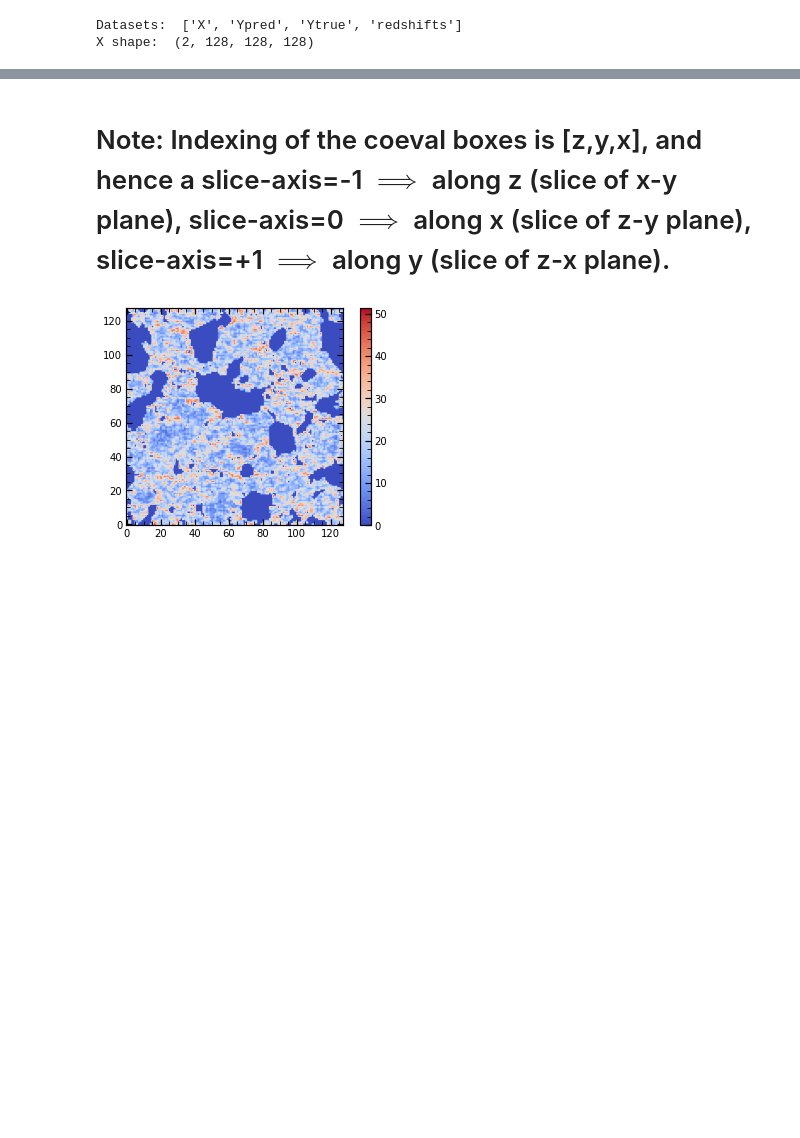
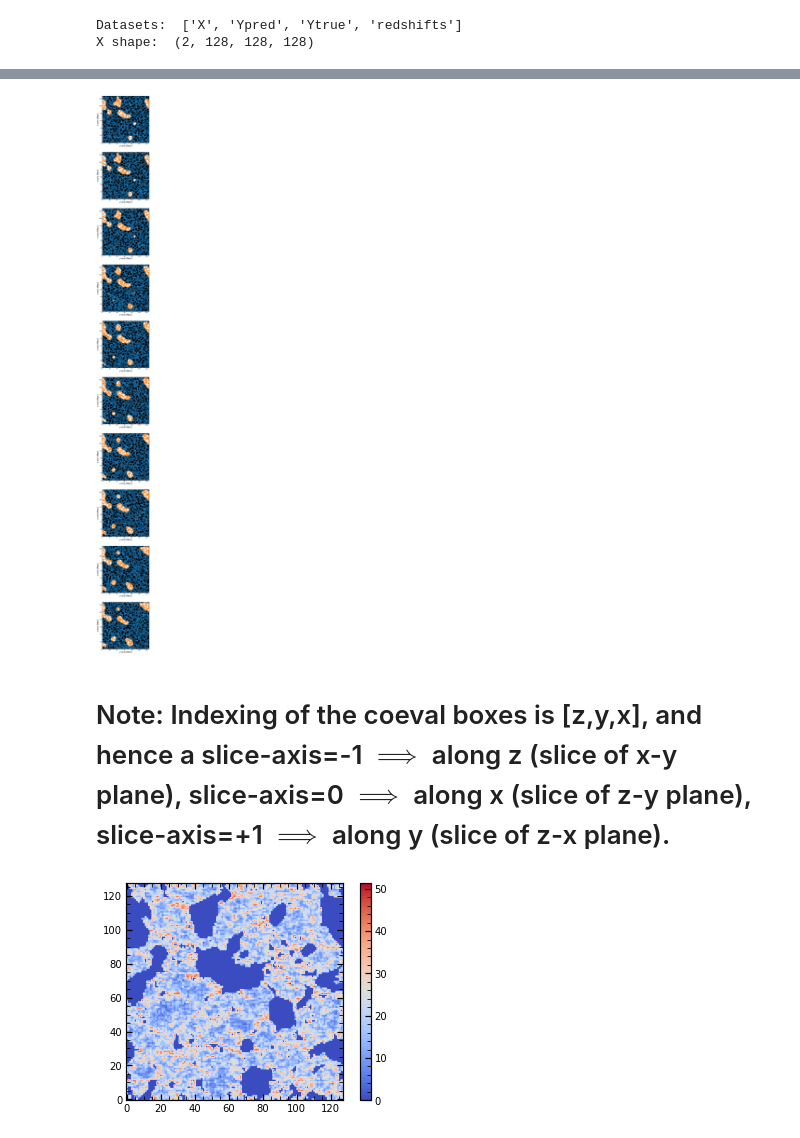
Before and after one commit to kenj19/PHYS459, a Jupyter notebook: read_coeval_boxes.ipynb, the cells around one changed output, grey strips where cells are left out. Cells and saved outputs as stored; diff of their text form; code cells hidden in the pictures; blank space fills up the shorter version.

```diff
--- a/read_coeval_boxes.ipynb
+++ b/read_coeval_boxes.ipynb
@@ -108,0 +234,9 @@ halo_coords_slice = halos.halo_coords[halos.halo_coords[:,2]==0]
+# %%
+# Now get the halo masses and coords corresponding to a slice along axis=0, slice_index = 0
+
+n_slice_halo_inds = np.argwhere(n_halo_coords_box[:,2] == 0)
+i_slice_halo_inds = np.argwhere(i_halo_coords_box[:,2] == 0)
+n_slice_halo_masses = n_halo_masses_box[n_slice_halo_inds][:,0]
+i_slice_halo_masses = i_halo_masses_box[i_slice_halo_inds][:,0]
+n_slice_halo_coords = vox_to_dist(BOX_LEN, HII_DIM, n_halo_coords_box[n_slice_halo_inds][:,0,:2])
+i_slice_halo_coords = vox_to_dist(BOX_LEN, HII_DIM, i_halo_coords_box[i_slice_halo_inds][:,0,:2])
@@ -109,3 +247,36 @@ halo_coords_slice = halos.halo_coords[halos.halo_coords[:,2]==0]
+# %%
+num_slice = 10
+fig, ax = plt.subplots(nrows=10, ncols=1, figsize=[20, 80])
+
+for i in range(num_slice):
+    # Now get the halo masses and coords corresponding to a slice along axis=0, slice_index = 0
+
+    n_slice_halo_inds = np.argwhere(n_halo_coords_box[:,2] == i)
+    i_slice_halo_inds = np.argwhere(i_halo_coords_box[:,2] == i)
+    n_slice_halo_masses = n_halo_masses_box[n_slice_halo_inds][:,0]
+    i_slice_halo_masses = i_halo_masses_box[i_slice_halo_inds][:,0]
+    n_slice_halo_coords = n_halo_coords_box[n_slice_halo_inds][:,0]
+    i_slice_halo_coords = i_halo_coords_box[i_slice_halo_inds][:,0]
+
+    # Now plot to make sure the halos have been assigned to the proper region visually
+
+    slice_binarized_pred = binarized_pred[:,:,i]
+    ax[i].imshow(slice_binarized_pred, cmap='Greys')#,  interpolation='nearest')
+    plt.gca().invert_yaxis()
+    im = ax[i].scatter(x=n_slice_halo_coords[:,1], y=n_slice_halo_coords[:,0],
+               marker='*', s=5.0, label = 'Neutral Region Halos')# c=np.log10(halo_masses_slice), cmap='jet', label = )
+    im2 = ax[i].scatter(x=i_slice_halo_coords[:,1], y=i_slice_halo_coords[:,0],
+               marker='*', s=5.0, label = 'Ionized Region Halos')
+    #fig.colorbar(im, label='log($M_{halo}/M_{Sun}$)', ax=ax)
+    ax[i].set_xlim(0, 127)
+    ax[i].set_ylim(0, 127)
+    #ax[i].legend(fontsize=12, loc='right')
+    ax[i].set_ylabel('z-axis [Mpc]', fontsize=16)
+    ax[i].set_xlabel('y-axis [Mpc]', fontsize=16)
+
+fig.savefig('/Users/jacobkennedy/Desktop/PHYS_459/10_slices_recovered_boxes.jpeg')
+# %% [output]
+[figure, added]
 # %%
 # Convert halo_coords_slice into distance coords to plot overtop of bubble plot
 
```
Also changed, not shown: parts of 10 cells of this notebook.
